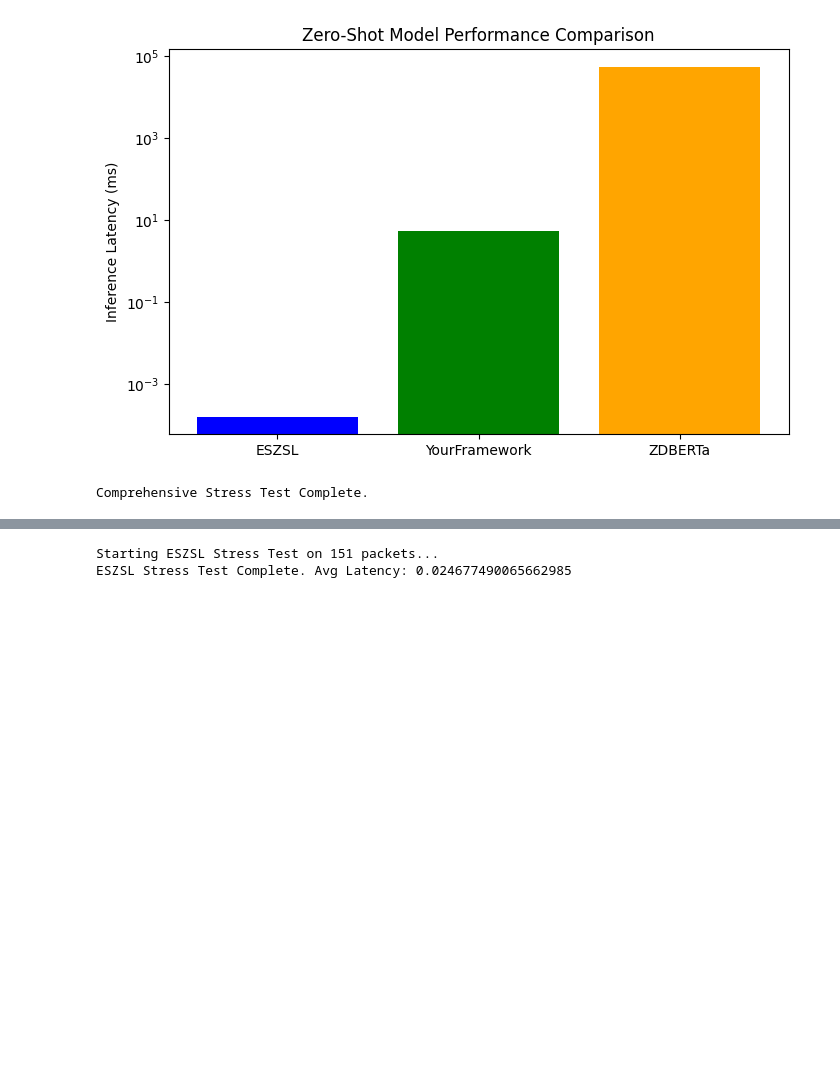
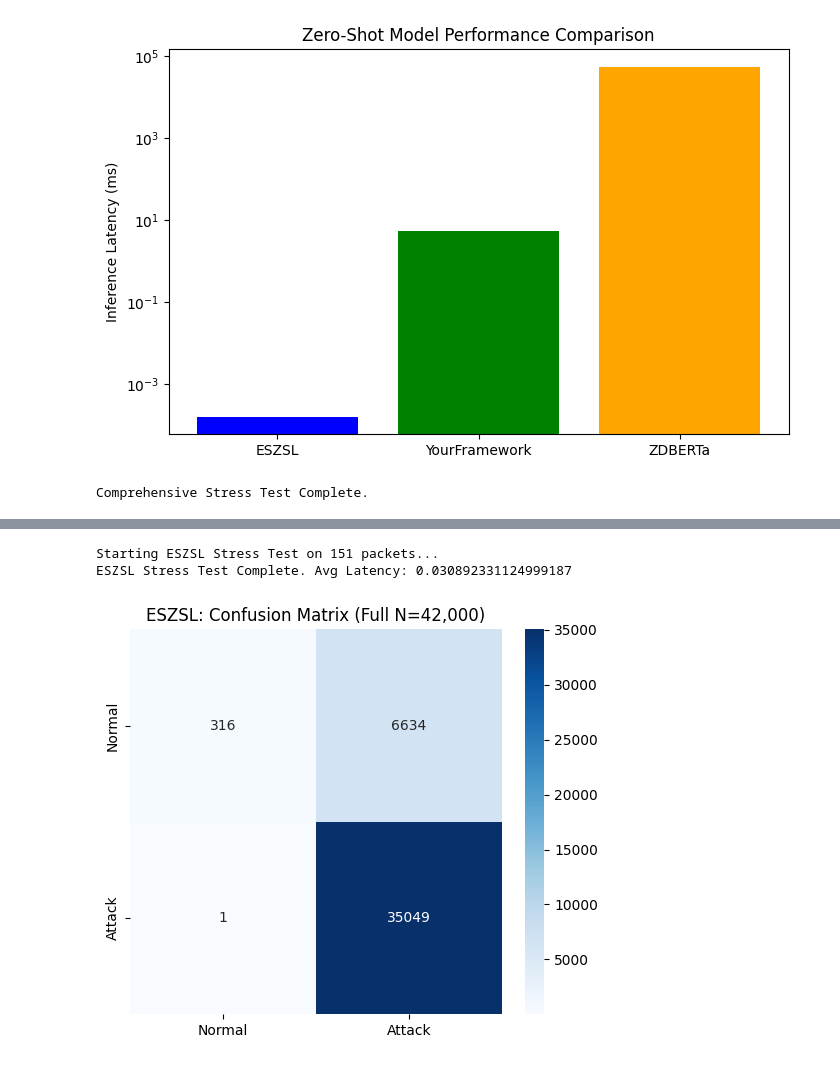
Before and after one commit to MohHaroon/XAI-based-ZSL-for-IIDS, a Jupyter notebook: ESZSL_ZDBERTa.ipynb, the cells around one changed output, grey strips where cells are left out. Drawn from its saved outputs; the diff is of its cells as text; code cells hidden in the pictures; blank space fills up the shorter version.

```diff
--- a/ESZSL_ZDBERTa.ipynb
+++ b/ESZSL_ZDBERTa.ipynb
@@ -338,4 +354,9 @@ def automated_balanced_stress_test(X_test, y_test, model, explainer, profiles, n
 # %%
+from sklearn.metrics import confusion_matrix
+import matplotlib.pyplot as plt
+import seaborn as sns
+import time
+
 def eszsl_balanced_stress_test(X_test, y_test, eszsl_model, S_matrix, n_instances=50):
     """
     Replication of the 200-packet stress test for the ESZSL Baseline.
@@ -352,6 +373,14 @@ def eszsl_balanced_stress_test(X_test, y_test, eszsl_model, S_matrix, n_instance
     # Convert to Binary for Pool Identification (0 = Normal, 1+ = Attack)
     binary_preds = np.where(multiclass_preds > 0, 1, 0)
     binary_truth = np.where(y_test > 0, 1, 0) # Mapping numeric labels to binary
+
+    # 3. Generate and Save Confusion Matrix
+    cm_eszsl = confusion_matrix(binary_truth, binary_preds)
+    plt.figure(figsize=(6, 5))
+    sns.heatmap(cm_eszsl, annot=True, fmt='d', cmap='Blues',
+                xticklabels=['Normal', 'Attack'], yticklabels=['Normal', 'Attack'])
+    plt.title('ESZSL: Confusion Matrix (Full N=42,000)')
+    plt.savefig('ESZSL_42k_Confusion_Matrix.png')
 
     # 2. Identify Pools (50 each)
     tp_indices = np.where((binary_preds == 1) & (binary_truth == 1))[0][:n_instances]
@@ -398,18 +427,19 @@ def eszsl_balanced_stress_test(X_test, y_test, eszsl_model, S_matrix, n_instance
 # %%
 # Assuming 'model_eszsl' is your trained ESZSL_IOT class
 data_test_pd = pd.DataFrame(data_test, columns=original_columns)
 eszsl_results_df = eszsl_balanced_stress_test(
-    data_test_df,
+    data_test_pd,
     labels_test,
     model_eszsl,
     S_matrix,
     n_instances=50
 )
 
 # Save for your final comparison
 eszsl_results_df.to_csv('ESZSL_Baseline_200_Results.csv', index=False)
 print("ESZSL Stress Test Complete. Avg Latency:", eszsl_results_df['inf_ms'].mean())
 # %% [output]
 Starting ESZSL Stress Test on 151 packets...
-ESZSL Stress Test Complete. Avg Latency: 0.024677490065662985
+ESZSL Stress Test Complete. Avg Latency: 0.030892331124999187
+[figure, added]
 # %%
```
Also changed, not shown: parts of 4 cells of this notebook.
